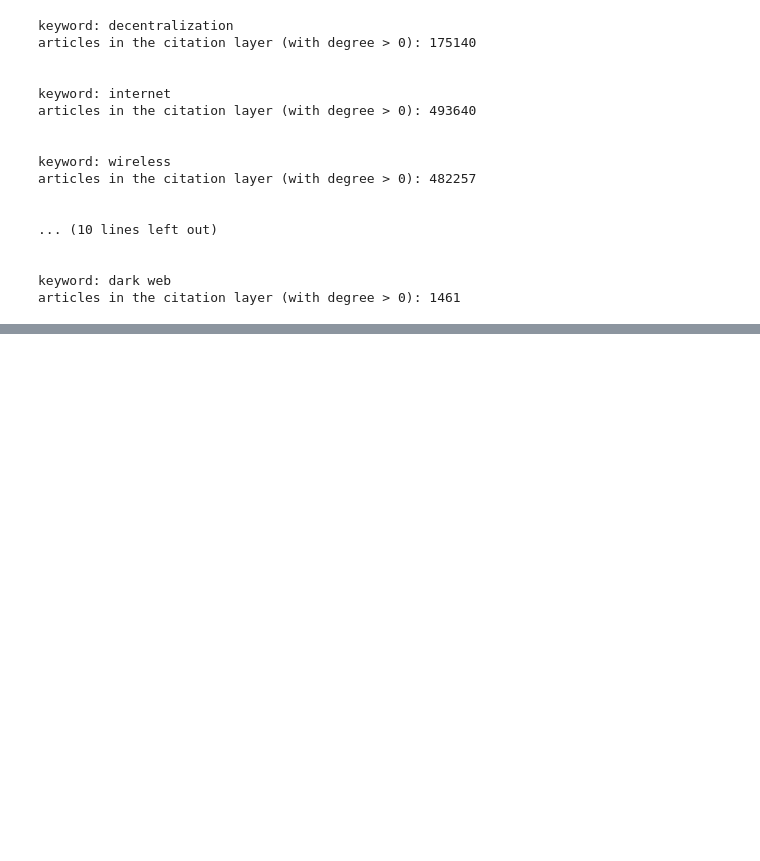
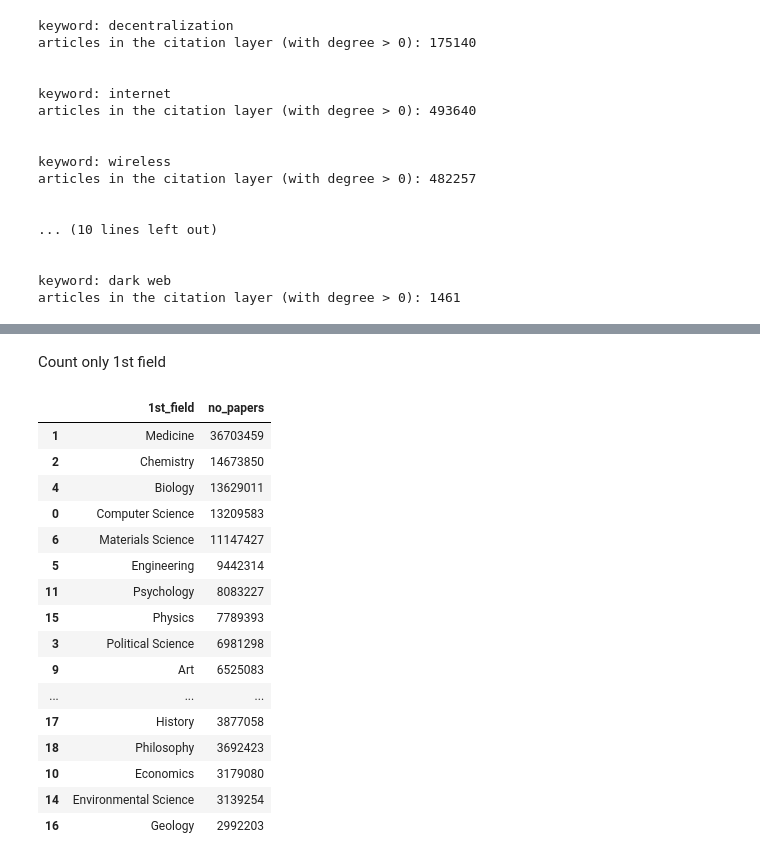
Before and after one commit to alberto-bracci/decentralization, a Jupyter notebook: notebooks/dataset_creation.ipynb, the cells around one changed output, grey strips where cells are left out. Cells and saved outputs as stored; diff of their text form; code cells hidden in the pictures; blank space fills up the shorter version.

```diff
--- a/notebooks/dataset_creation.ipynb
+++ b/notebooks/dataset_creation.ipynb
@@ -359,0 +316,31 @@ articles in the citation layer (with degree > 0): 1461
+# %% [markdown]
+Count only 1st field
+# %%
+no_papers_in_fields = {}
+for year, year_dict in no_papers_in_fields_by_year.items():
+    for fields, no_papers in year_dict.items():
+        if fields is not None and len(fields)>0:
+            field = fields[0]
+            if field not in no_papers_in_fields:
+                no_papers_in_fields[field] = 0
+            no_papers_in_fields[field] += no_papers
+no_papers_in_fields_df = pd.DataFrame(data={"1st_field":list(no_papers_in_fields.keys()), "no_papers":list(no_papers_in_fields.values())})
+no_papers_in_fields_df.sort_values(by="no_papers", ascending=False).head(50)
+# %% [output]
+|  | 1st_field | no_papers |
+| 1 | Medicine | 36703459 |
+| 2 | Chemistry | 14673850 |
+| 4 | Biology | 13629011 |
+| 0 | Computer Science | 13209583 |
+| 6 | Materials Science | 11147427 |
+| 5 | Engineering | 9442314 |
+| 11 | Psychology | 8083227 |
+| 15 | Physics | 7789393 |
+| 3 | Political Science | 6981298 |
+| 9 | Art | 6525083 |
+| ... | ... | ... |
+| 17 | History | 3877058 |
+| 18 | Philosophy | 3692423 |
+| 10 | Economics | 3179080 |
+| 14 | Environmental Science | 3139254 |
+| 16 | Geology | 2992203 |
```
Also changed, not shown: parts of 20 cells of this notebook.
